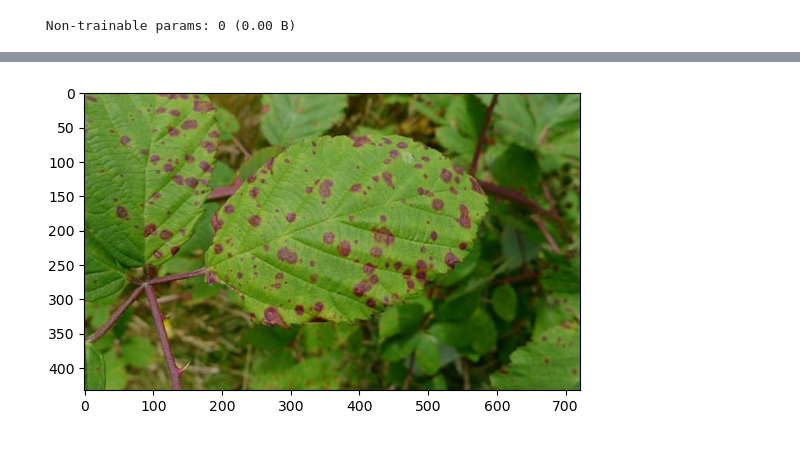
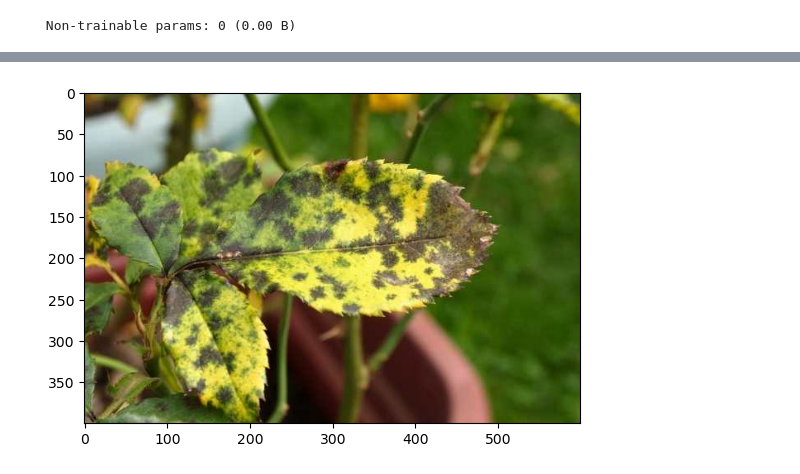
Before and after one commit to rishivishwanath/plant-disease-detection, a Jupyter notebook: plant.ipynb, the cells around one changed output, grey strips where cells are left out. Cells and saved outputs as stored; diff of their text form; code cells hidden in the pictures.

```diff
--- a/plant.ipynb
+++ b/plant.ipynb
@@ -185,14 +185,14 @@ print(pre.result().numpy()," ",re.result().numpy()," ",acc.result().numpy())
 # %%
 import cv2
 import tensorflow as tf
 import numpy as np
 import matplotlib.pyplot as plt
 
 # Load the image
-img = cv2.imread('rust.jpg')
+img = cv2.imread('test.jpg')
 img_rgb = cv2.cvtColor(img, cv2.COLOR_BGR2RGB)  # Convert BGR to RGB for displaying correctly in matplotlib
 plt.imshow(img_rgb)
 plt.show()
 # %% [output]
-[figure, old version]
+[figure, new version]
 # %%
```
Also changed, not shown: parts of 8 cells of this notebook, 2 other files.
